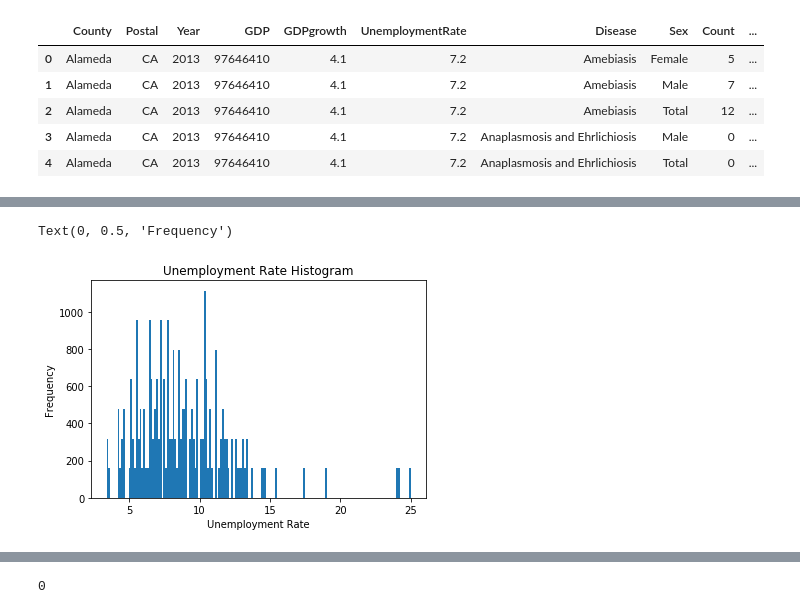
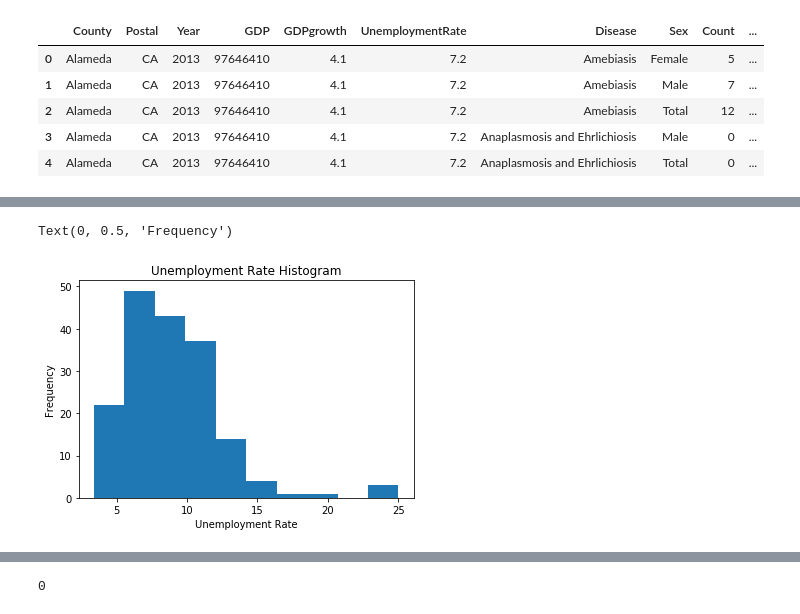
Before and after one commit to ce-r/steps, a Jupyter notebook: capstone_1_eda_other.ipynb, the cells around one changed output, grey strips where cells are left out. Saved outputs shown, nothing was run; the diff lists cells and outputs as text; code cells hidden in the pictures.

```diff
--- a/capstone_1_eda_other.ipynb
+++ b/capstone_1_eda_other.ipynb
@@ -698,13 +718,21 @@ n_bins = int(n_bins)
 # %%
+#n_data = len(ggu.UnemploymentRate)
+#n_bins = np.sqrt(n_data)
+#n_bins = int(n_bins)
+
 # can't do histograms of counties either, too many counties
-plt.hist(ggud['UnemploymentRate'], bins =n_bins)
+plt.hist(ggu['UnemploymentRate'])
 plt.title('Unemployment Rate Histogram')
 plt.xlabel('Unemployment Rate')
 plt.ylabel('Frequency')
+# right skewed distribution with a mean interval >5 and <12
+
+
+
 # should i look into the outliers
 # qq plot, residual test, normality
-# run boostrap and hypothesis test on all features
+# run bootstrap and hypothesis test on all features
 # %% [output]
 Text(0, 0.5, 'Frequency')
-[figure, old version]
+[figure, new version]
 # %%
```
Also changed, not shown: parts of 42 cells of this notebook.
